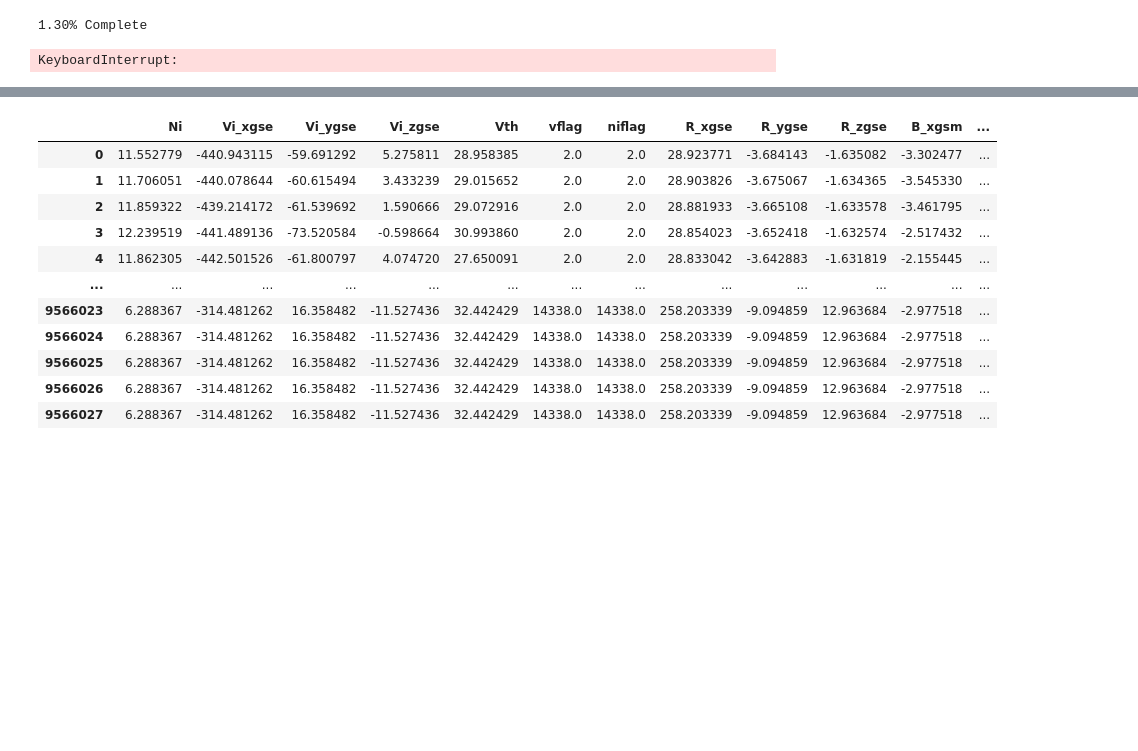
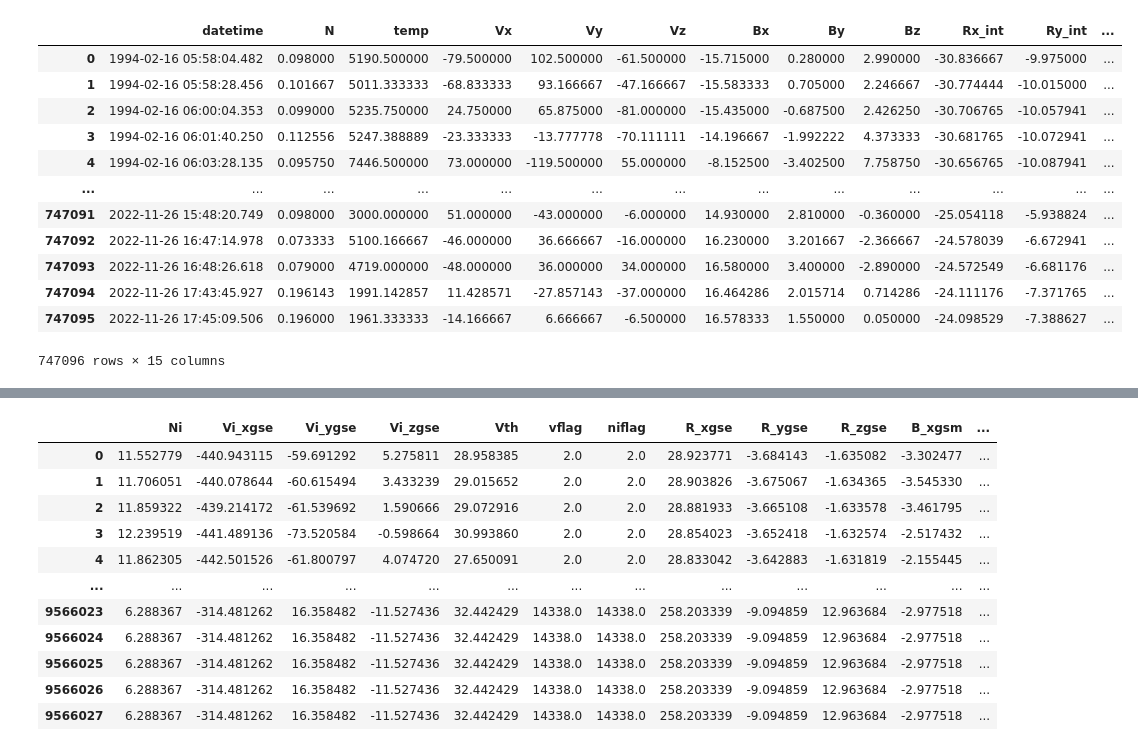
Before and after one commit to connor-obrien888/prime, a Jupyter notebook: prime_lib/notebooks/data.ipynb, the cells around one changed output, grey strips where cells are left out. Cells and saved outputs as stored; diff of their text form; code cells hidden in the pictures; blank space fills up the shorter version.

Commit message:
add human unit predict function, processing flexible and strict geotail data

```diff
--- a/prime_lib/notebooks/data.ipynb
+++ b/prime_lib/notebooks/data.ipynb
@@ -80,33 +80,3 @@ def cdf_to_df_remote(dataset_name, var_list, start_date, end_date, time_name = '
             raise ValueError(f"Variable {var} in {dataset_name} has {data[1][var].ndim} dimensions (perhaps it is a distribution function or a constant).")
     dataframe[time_name] = pd.to_datetime(dataframe[time_name], utc=True)
     return dataframe
-# %%
-wind_data = pd.read_hdf('/glade/u/home/cobrien/data/magnetotail/wind_data_full.h5', key = 'wind_full')
-
-geotail = pd.read_csv('/glade/u/home/cobrien/data/magnetotail/geotail_stricthighdensity.csv', index_col=0)
-geotail['Epoch'] = pd.to_datetime(geotail['datetime'], utc = True)
-geotail['modified_named_label'] = 'magnetotail'
-geotail_resample = pd.DataFrame([], columns = geotail.columns)
-for key in geotail.columns:
-    if key == 'Epoch':
-        geotail_resample[key] = geotail.loc[:, ['Epoch']].resample('100s', on='Epoch').first().index
-    elif geotail[key].dtype == 'O': # Object columns must use .first()
-        geotail_resample[key] = geotail.loc[:, ['Epoch', key]].resample('100s', on='Epoch').first()[key]
-    else: # Float/int/datetime columns must use .mean()
-        geotail_resample[key] = geotail.loc[:, ['Epoch', key]].resample('100s', on='Epoch').mean()[key]
-geotail_resample = geotail_resample.dropna()
-geotail_resample = geotail_resample.reset_index(drop = True) # Scrub the time index the resampling creates
-
-mms = pd.read_csv('/glade/u/home/cobrien/data/magnetotail/mms_temperatures_proc_v2.csv')
-mms['Epoch'] = pd.to_datetime(mms['time'], utc = True)
-mms['modified_named_label'] = 'magnetotail'
-mms_resample = pd.DataFrame([], columns = mms.columns)
-for key in mms.columns:
-    if key == 'Epoch':
-        mms_resample[key] = mms.loc[:, ['Epoch']].resample('100s', on='Epoch').first().index
-    elif mms[key].dtype == 'O': # Object columns must use .first()
-        mms_resample[key] = mms.loc[:, ['Epoch', key]].resample('100s', on='Epoch').first()[key]
-    else: # Float/int/datetime columns must use .mean()
-        mms_resample[key] = mms.loc[:, ['Epoch', key]].resample('100s', on='Epoch').mean()[key]
-mms_resample = mms_resample.dropna()
-mms_resample = mms_resample.reset_index(drop = True) # Scrub the time index the resampling creates
@@ -113,8 +129,16 @@ mms_resample = mms_resample.reset_index(drop = True) # Scrub the time index the
 # %%
-geotail_resample['input_idx'] = np.nan
-for idx, time in enumerate(geotail_resample['Epoch']):
-    print(f"{100*idx/len(geotail_resample):.2f}% Complete", end = "\r")
-    geotail_resample.loc[idx, 'input_idx'] = wind_data[(wind_data['Epoch'] == time)].index[0]
+geotail_flexible_resample
 # %% [output]
+|  | datetime | N | temp | Vx | Vy | Vz | Bx | By | Bz | Rx_int | Ry_int | ... |
+| 0 | 1994-02-16 05:58:04.482 | 0.098000 | 5190.500000 | -79.500000 | 102.500000 | -61.500000 | -15.715000 | 0.280000 | 2.990000 | -30.836667 | -9.975000 | ... |
+| 1 | 1994-02-16 05:58:28.456 | 0.101667 | 5011.333333 | -68.833333 | 93.166667 | -47.166667 | -15.583333 | 0.705000 | 2.246667 | -30.774444 | -10.015000 | ... |
+| 2 | 1994-02-16 06:00:04.353 | 0.099000 | 5235.750000 | 24.750000 | 65.875000 | -81.000000 | -15.435000 | -0.687500 | 2.426250 | -30.706765 | -10.057941 | ... |
+| 3 | 1994-02-16 06:01:40.250 | 0.112556 | 5247.388889 | -23.333333 | -13.777778 | -70.111111 | -14.196667 | -1.992222 | 4.373333 | -30.681765 | -10.072941 | ... |
+| 4 | 1994-02-16 06:03:28.135 | 0.095750 | 7446.500000 | 73.000000 | -119.500000 | 55.000000 | -8.152500 | -3.402500 | 7.758750 | -30.656765 | -10.087941 | ... |
+| ... | ... | ... | ... | ... | ... | ... | ... | ... | ... | ... | ... | ... |
+| 747091 | 2022-11-26 15:48:20.749 | 0.098000 | 3000.000000 | 51.000000 | -43.000000 | -6.000000 | 14.930000 | 2.810000 | -0.360000 | -25.054118 | -5.938824 | ... |
+| 747092 | 2022-11-26 16:47:14.978 | 0.073333 | 5100.166667 | -46.000000 | 36.666667 | -16.000000 | 16.230000 | 3.201667 | -2.366667 | -24.578039 | -6.672941 | ... |
+| 747093 | 2022-11-26 16:48:26.618 | 0.079000 | 4719.000000 | -48.000000 | 36.000000 | 34.000000 | 16.580000 | 3.400000 | -2.890000 | -24.572549 | -6.681176 | ... |
+| 747094 | 2022-11-26 17:43:45.927 | 0.196143 | 1991.142857 | 11.428571 | -27.857143 | -37.000000 | 16.464286 | 2.015714 | 0.714286 | -24.111176 | -7.371765 | ... |
+| 747095 | 2022-11-26 17:45:09.506 | 0.196000 | 1961.333333 | -14.166667 | 6.666667 | -6.500000 | 16.578333 | 1.550000 | 0.050000 | -24.098529 | -7.388627 | ... |
-1.30% Complete
+747096 rows × 15 columns
-KeyboardInterrupt:
```
Also changed, not shown: parts of 4 cells of this notebook, 9 other files.
